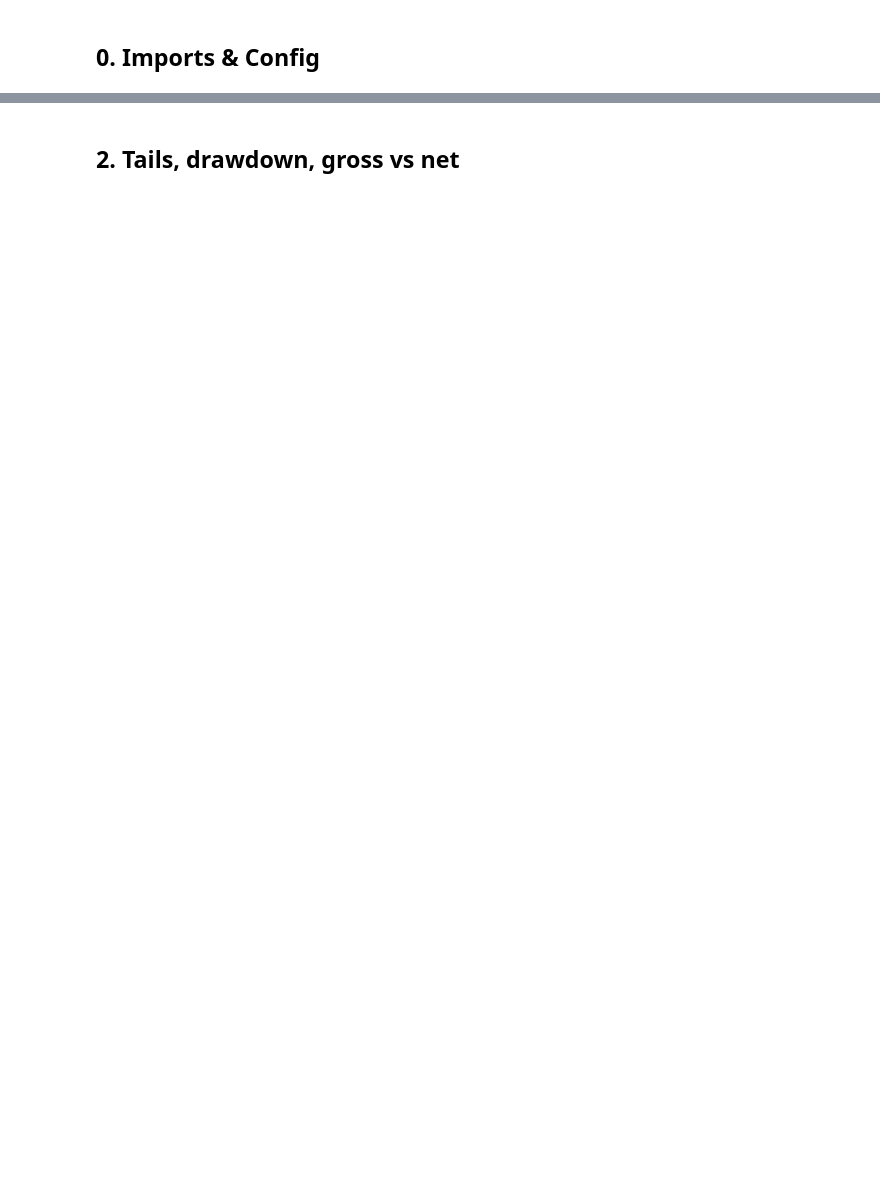
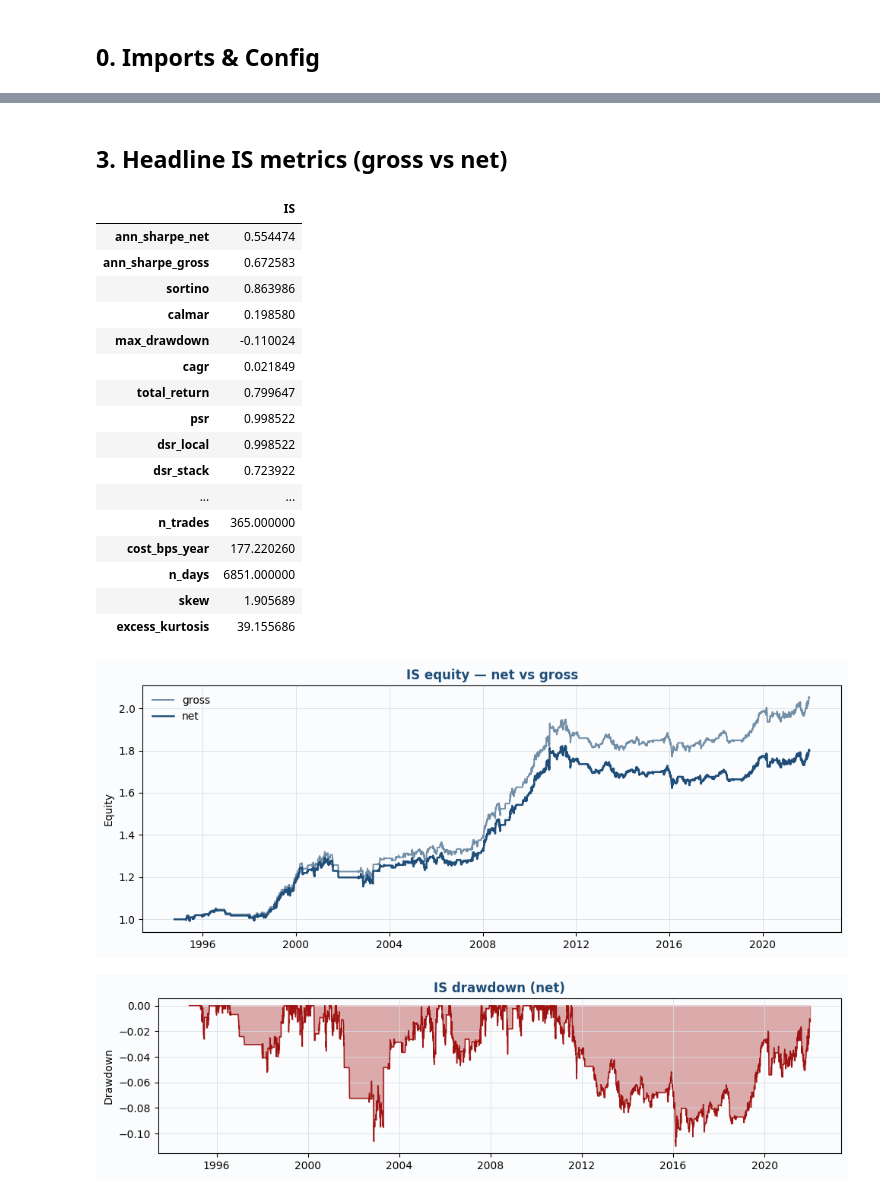
Before and after one commit to charlievellacott/trading_portfolio, a Jupyter notebook: 04_backtest/s2_coint/notebooks/v1/01_is_diagnosis.ipynb, the cells around one changed output, grey strips where cells are left out. Drawn from its saved outputs; the diff is of its cells as text; code cells hidden in the pictures; blank space fills up the shorter version.

```diff
--- a/04_backtest/s2_coint/notebooks/v1/01_is_diagnosis.ipynb
+++ b/04_backtest/s2_coint/notebooks/v1/01_is_diagnosis.ipynb
@@ -44,21 +113,0 @@ print("Disposition: kill / paper / new H — never re-tune on sealed OOS")
-# %%
-universe = str(require_star(stack, "UNIVERSE_STAR"))
-bar = str(stack.get("BAR_STAR") or "1d")
-pairs = stack.get("PAIRS_STAR")
-if not pairs:
-    csv_path = os.path.join(ROOT, "01_data", "data_files", "s2_coint", f"s2_pairs_{universe}_{bar}.csv")
-    pairs = pd.read_csv(csv_path)["pair_id"].astype(str).tolist()
-try:
-    train, full, manifest = load_star_panels(universe=universe, bar=bar, pair_ids=pairs, root=ROOT)
-    panel = train
-    print("loaded star train panel", manifest.get("stack_hash"))
-except Exception as exc:
-    warnings.warn(f"star panels unavailable ({exc}); loading universe panels")
-    train, full = load_universe_panels(universe, bar, pairs, root=ROOT)
-    panel = train if train is not None else full
-is_end = is_end_for_stack(stack, panel)
-panel = panel.loc[pd.to_datetime(panel["date"]) <= pd.Timestamp(is_end)].copy()
-assert (pd.to_datetime(panel["date"]) > pd.Timestamp(is_end)).sum() == 0
-cfg = config_from_stack(stack)
-res = run_s2_backtest(panel, cfg)
-print("IS end", is_end, "days", int(res.returns.shape[0]))
@@ -65,2 +214,2 @@ print("IS end", is_end, "days", int(res.returns.shape[0]))
 # %% [markdown]
-## 2. Tails, drawdown, gross vs net
+## 3. Headline IS metrics (gross vs net)
@@ -83,0 +216,40 @@ if np.isfinite(excess) and excess > 8:
+# %%
+headline = oos_headline_metrics(
+    is_net,
+    is_gross,
+    trades=res.pair_trades,
+    s1_weekly=s1_weekly if not s1_weekly.empty else None,
+    spy_daily=spy if not spy.empty else None,
+    n_trials_local=1,
+    n_trials_stack=N_STACK,
+)
+display(headline.to_frame("IS"))
+excess = float(headline.get("excess_kurtosis", float("nan")))
+if np.isfinite(excess) and excess > 8:
+    warnings.warn(
+        f"IS excess kurtosis {excess:.2f} — inspect a single pair before OOS"
+    )
+fig = plot_equity_net_gross(is_net, is_gross, title="IS equity — net vs gross")
+plt.show()
+fig = plot_drawdown(is_net, title="IS drawdown (net)")
+plt.show()
+# %% [output]
+|  | IS |
+| ann_sharpe_net | 0.554474 |
+| ann_sharpe_gross | 0.672583 |
+| sortino | 0.863986 |
+| calmar | 0.198580 |
+| max_drawdown | -0.110024 |
+| cagr | 0.021849 |
+| total_return | 0.799647 |
+| psr | 0.998522 |
+| dsr_local | 0.998522 |
+| dsr_stack | 0.723922 |
+| ... | ... |
+| n_trades | 365.000000 |
+| cost_bps_year | 177.220260 |
+| n_days | 6851.000000 |
+| skew | 1.905689 |
+| excess_kurtosis | 39.155686 |
+[figure, added]
+[figure, added]
```
Also changed, not shown: parts of 23 cells of this notebook, 35 other files.
